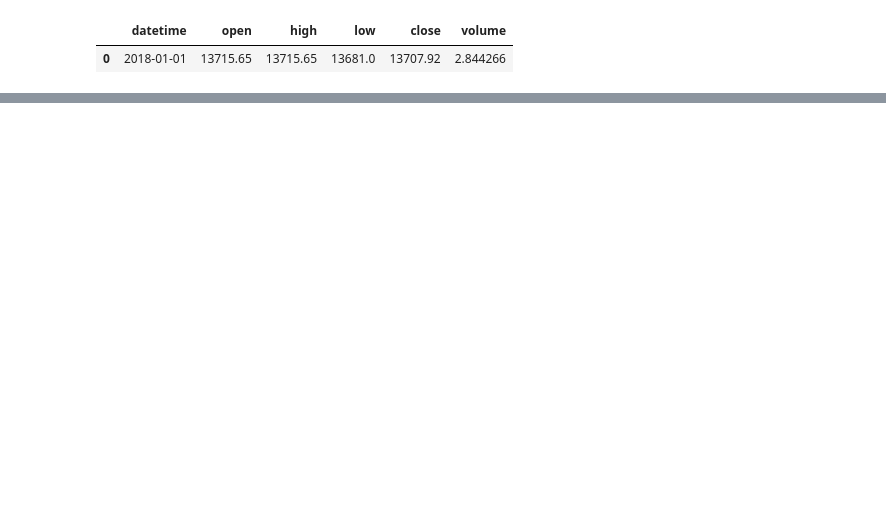
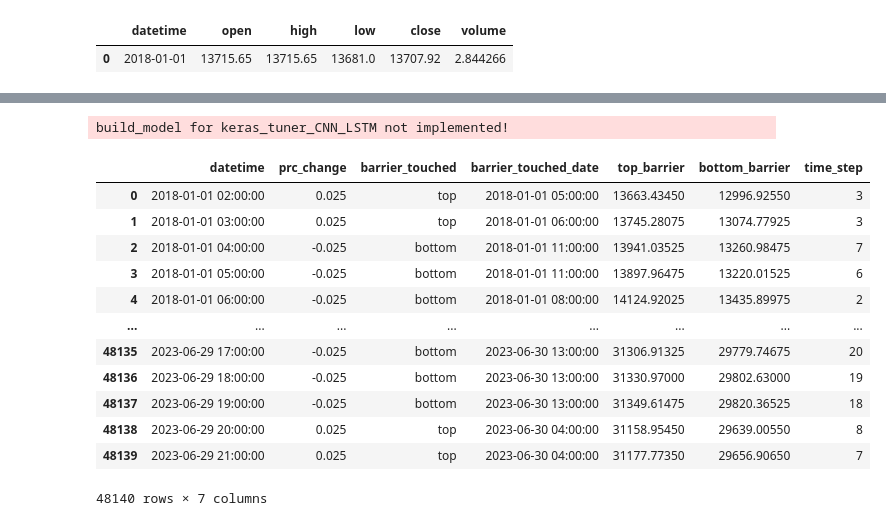
Before and after one commit to pgradz/ml_investing_wne, a Jupyter notebook: src/ml_investing_wne/notebooks/charts.ipynb, the cells around one changed output, grey strips where cells are left out. Cells and saved outputs as stored; diff of their text form; code cells hidden in the pictures; blank space fills up the shorter version.

```diff
--- a/src/ml_investing_wne/notebooks/charts.ipynb
+++ b/src/ml_investing_wne/notebooks/charts.ipynb
@@ -194,0 +425,25 @@ Successfully installed kaleido-0.2.1
+# %%
+from ml_investing_wne import config
+from ml_investing_wne.utils import get_logger
+from ml_investing_wne.experiment_factory import create_asset, experiment_factory
+
+asset = create_asset()
+experiment = experiment_factory(asset).get_experiment()
+# %% [output]
+build_model for keras_tuner_CNN_LSTM not implemented!
+# %%
+experiment.df_3_barriers_additional_info
+# %% [output]
+|  | datetime | prc_change | barrier_touched | barrier_touched_date | top_barrier | bottom_barrier | time_step |
+| 0 | 2018-01-01 02:00:00 | 0.025 | top | 2018-01-01 05:00:00 | 13663.43450 | 12996.92550 | 3 |
+| 1 | 2018-01-01 03:00:00 | 0.025 | top | 2018-01-01 06:00:00 | 13745.28075 | 13074.77925 | 3 |
+| 2 | 2018-01-01 04:00:00 | -0.025 | bottom | 2018-01-01 11:00:00 | 13941.03525 | 13260.98475 | 7 |
+| 3 | 2018-01-01 05:00:00 | -0.025 | bottom | 2018-01-01 11:00:00 | 13897.96475 | 13220.01525 | 6 |
+| 4 | 2018-01-01 06:00:00 | -0.025 | bottom | 2018-01-01 08:00:00 | 14124.92025 | 13435.89975 | 2 |
+| ... | ... | ... | ... | ... | ... | ... | ... |
+| 48135 | 2023-06-29 17:00:00 | -0.025 | bottom | 2023-06-30 13:00:00 | 31306.91325 | 29779.74675 | 20 |
+| 48136 | 2023-06-29 18:00:00 | -0.025 | bottom | 2023-06-30 13:00:00 | 31330.97000 | 29802.63000 | 19 |
+| 48137 | 2023-06-29 19:00:00 | -0.025 | bottom | 2023-06-30 13:00:00 | 31349.61475 | 29820.36525 | 18 |
+| 48138 | 2023-06-29 20:00:00 | 0.025 | top | 2023-06-30 04:00:00 | 31158.95450 | 29639.00550 | 8 |
+| 48139 | 2023-06-29 21:00:00 | 0.025 | top | 2023-06-30 04:00:00 | 31177.77350 | 29656.90650 | 7 |
+48140 rows × 7 columns
```
Also changed, not shown: parts of 37 cells of this notebook, 10 other files.
